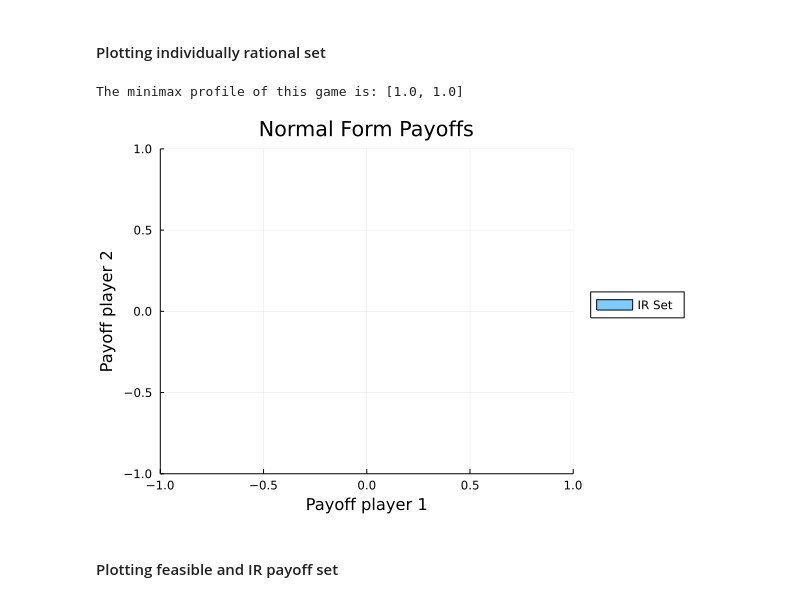
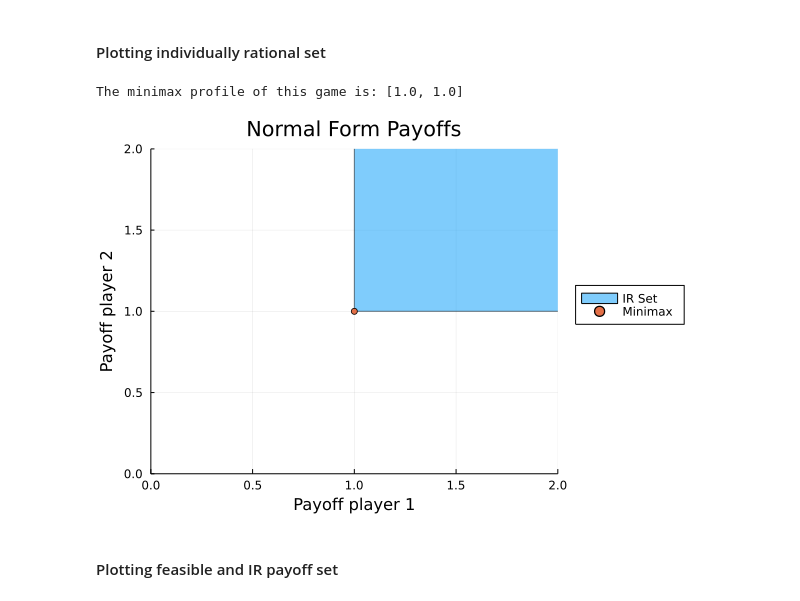
Before and after one commit to vfarinhaluz/Julia-games, a Jupyter notebook: Feasible sets.ipynb, the cells around one changed output. Cells and saved outputs as stored; diff of their text form; code cells hidden in the pictures.

```diff
--- a/Feasible sets.ipynb
+++ b/Feasible sets.ipynb
@@ -35,10 +35,10 @@ p=plotFeasible2(normalform); #Code that plots all relevant values
 # %%
 minimax=miniMaxProfile(normalform, true) #Calculates minimax profile of any normal form
 
-p2=plotIR_Set2(normalform)
+plotMinimaxIR(normalform)
 # %% [output]
 The minimax profile of this game is: [1.0, 1.0]
-[figure, old version]
+[figure, new version]
 # %% [markdown]
 #### Plotting feasible and IR payoff set
 # %%
```
Also changed, not shown: parts of 2 cells of this notebook.
